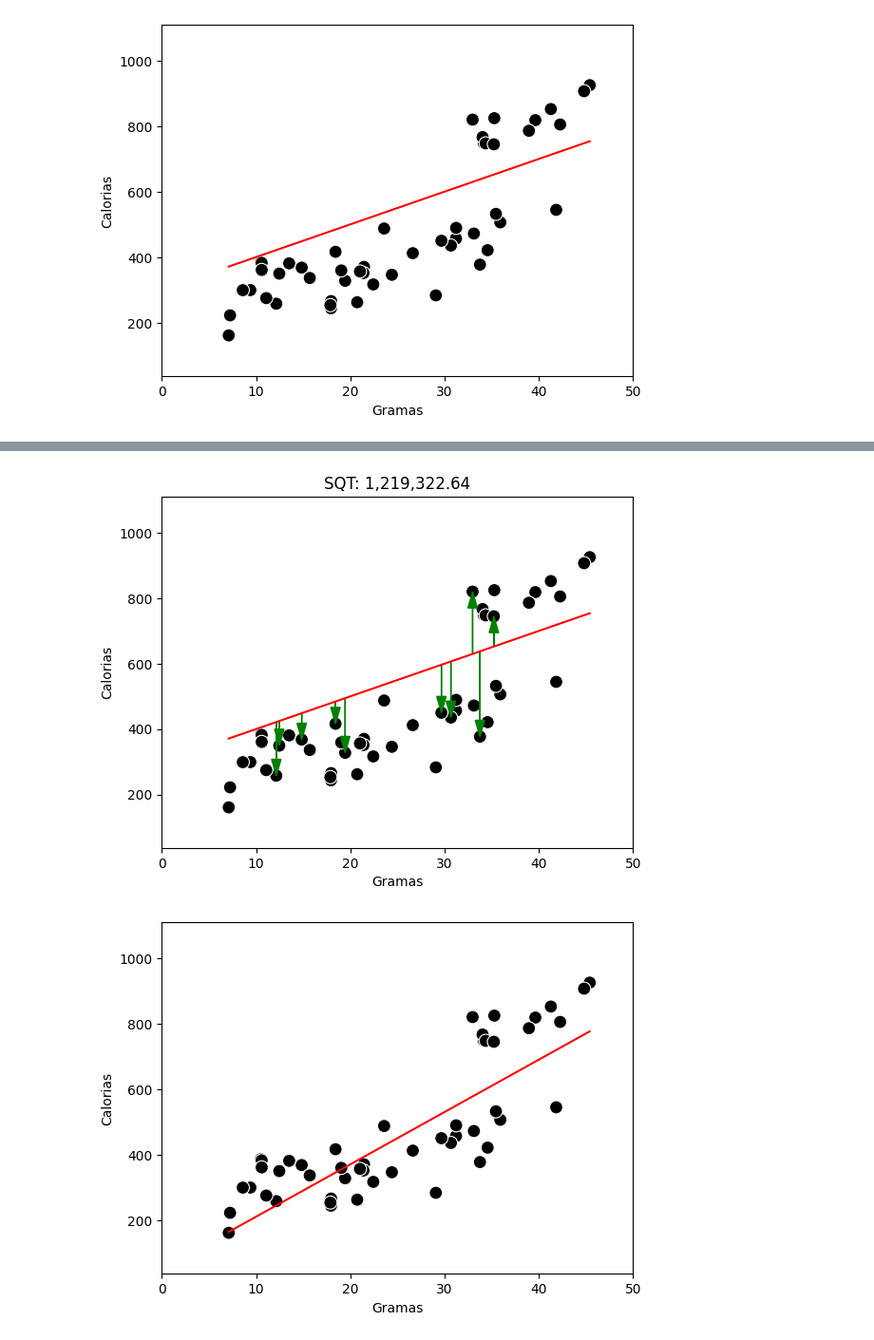
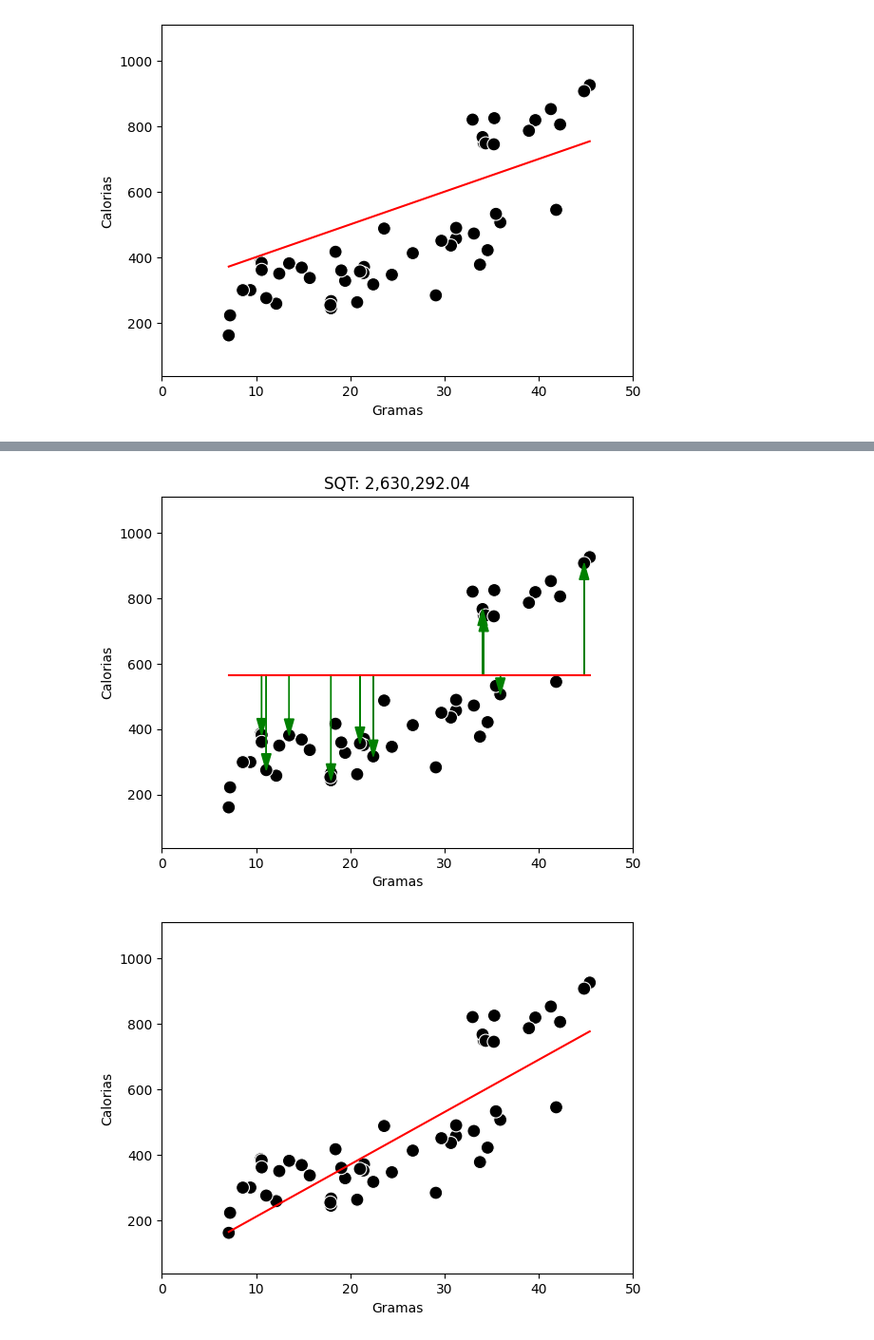
Before and after one commit to Laboratorio-de-Analise-de-Dados/disciplina_python_ml, a Jupyter notebook: dev/script/aulas_teoricas/01-aula_2026-07-14.ipynb, the cells around one changed output, grey strips where cells are left out. Shown at 95% size. Cells and saved outputs as stored; diff of their text form; code cells hidden in the pictures.

```diff
--- a/dev/script/aulas_teoricas/01-aula_2026-07-14.ipynb
+++ b/dev/script/aulas_teoricas/01-aula_2026-07-14.ipynb
@@ -985,4 +985,5 @@ plt.show()
 # %%
+dados_reta = [566, 0,]
 dados['y_noise_calculo'] = dados['x_noise'].apply(curva.reta, args=dados_reta)
 sns.scatterplot(
     x='x_noise',
@@ -996,34 +997,34 @@ sns.scatterplot(
 sns.lineplot(
     x='x_noise',
     y='y_noise_calculo',
     data=dados,
     c='r',
 )
 for n in range(10):
     index = dados['x_noise'].sample(1).index[0]
     x = dados['x_noise'][index]
     y = dados['y_noise_calculo'][index]
     d = dados['y_noise_new_cal'][index] - y
 
     plt.arrow(
         x,
         y,
         0,
         d,
         head_width=1,
         head_length=50,
         length_includes_head=True,
         color='g',
     )
 sst =np.sum((dados['y_noise_new_cal'] - dados['y_noise_calculo'])**2)
 plt.title(f"SQT: {sst:,.2f}")
 plt.xlabel(obsr)
 plt.ylabel(pred)
 plt.xlim([0,50])
 plt.ylim([normalizador,30*normalizador])
 plt.show()
 # %% [output]
-[figure, old version]
+[figure, new version]
 # %%
 dados_reta = [50, 16,]
 dados['y_noise_calculo'] = dados['x_noise'].apply(curva.reta, args=dados_reta)
```
Also changed, not shown: parts of 21 cells of this notebook, 4 other files.
